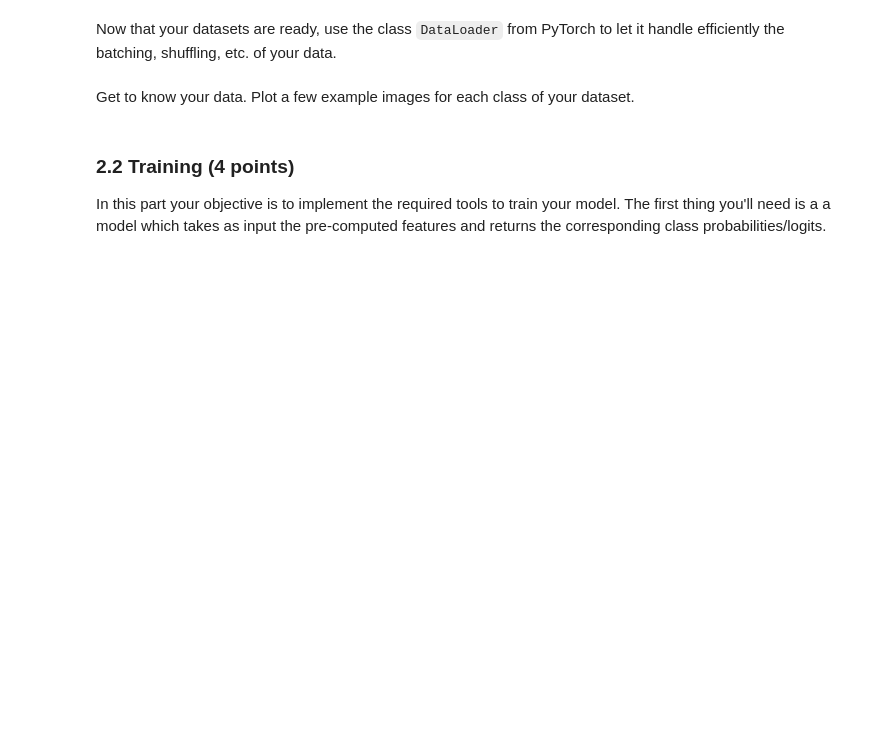
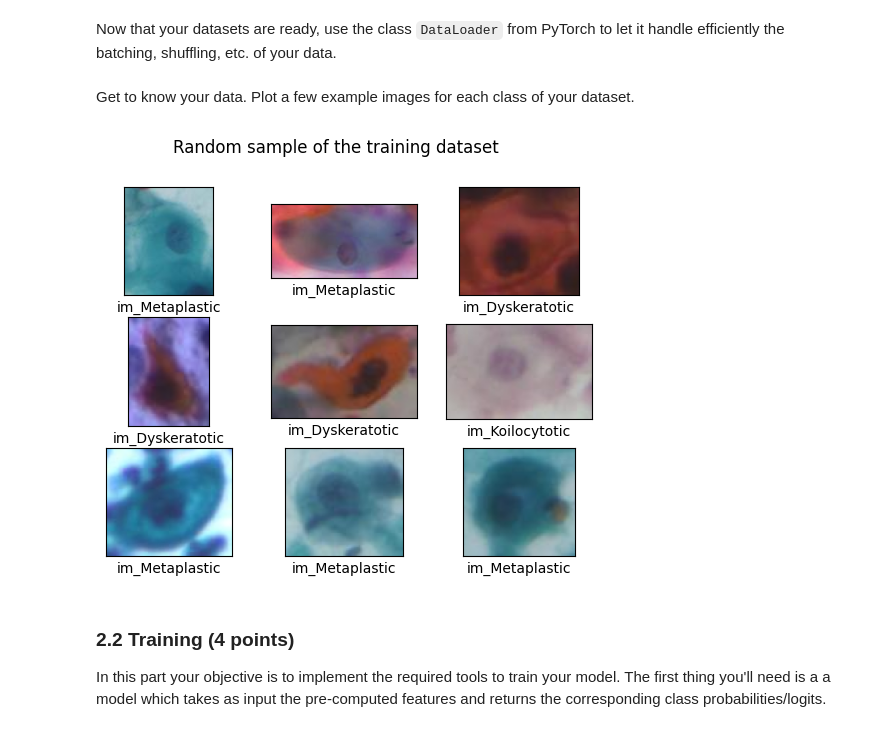
Before and after one commit to OctavioProfeta/iapr, a Jupyter notebook: labs/lab_03_classification.ipynb, the cells around one changed output. Cells and saved outputs as stored; diff of their text form; code cells hidden in the pictures; blank space fills up the shorter version.

Commit message:
part 2 arthur

```diff
--- a/labs/lab_03_classification.ipynb
+++ b/labs/lab_03_classification.ipynb
@@ -389,7 +386,7 @@ from sklearn.metrics import confusion_matrix, ConfusionMatrixDisplay
 import math
 # %%
 # Load the features
-features_path = '../data/lab-03-data2023/part2/sipakmed_clean_embeddings.pth'
+features_path = '../data/lab-03-data/part2/sipakmed_clean_embeddings.pth'
 # %%
 class Sipakmed(Dataset):
     phase_dict = {
@@ -468,8 +465,8 @@ class Sipakmed(Dataset):
 Once the implementation of `Sipakmed` completed, create 3 instances of the class (train/val/test) with the corresponding `phase` flag.
 # %%
 # Instantiate the datasets
-train_dataset = ### YOUR CODE
-val_dataset = ### YOUR CODE
-test_dataset = ### YOUR CODE
+train_dataset = Sipakmed(features_path,'train')
+val_dataset = Sipakmed(features_path,'val')
+test_dataset = Sipakmed(features_path,'test')
 # %% [markdown]
 Now that your datasets are ready, use the class `DataLoader` from PyTorch to let it handle efficiently the batching, shuffling, etc. of your data.
@@ -480,0 +473,3 @@ test_loader = ### YOUR CODE
+# %%
+batch_size=64
+shuffle=True
@@ -481,2 +481,23 @@ test_loader = ### YOUR CODE
+# %%
+import cv2
+def plot_images(class_def, cls_true, paths):
+    fig, axes = plt.subplots(3, 3)
+
+    for i, ax in enumerate(axes.flat):
+        # plot img
+        path = '../data/lab-03-data/part2/'+ paths[i]
+        im = cv2.imread(path)
+        #im_resized = cv2.resize(im, (224, 224), interpolation=cv2.INTER_LINEAR)
+
+        ax.imshow(cv2.cvtColor(im, cv2.COLOR_BGR2RGB))
+        #ax.imshow(paths[i], interpolation='spline16')
+        xlabel = list(class_def.label_dict.keys())[cls_true[i]]
+        ax.set_xlabel(xlabel)
+        ax.set_xticks([])
+        ax.set_yticks([])
+
+    #put a title for the subplot
+    plt.suptitle('Random sample of the training dataset')
+    plt.show()
 # %% [markdown]
 Get to know your data. Plot a few example images for each class of your dataset.
@@ -486,3 +504,12 @@ Get to know your data. Plot a few example images for each class of your dataset.
+# %%
+# Visualize some training example
+sample_loader = torch.utils.data.DataLoader(
+    train_dataset, batch_size=9, shuffle=shuffle)
+data_iter = iter(sample_loader)
+images, labels, paths = next(data_iter)
+plot_images(train_dataset, labels, paths)
+# %% [output]
+[figure, added]
 # %% [markdown]
 ### 2.2 Training (4 points)
 In this part your objective is to implement the required tools to train your model. The first thing you'll need is a a model which takes as input the pre-computed features and returns the corresponding class probabilities/logits.
```
Also changed, not shown: parts of 15 cells of this notebook, 1 other file.
